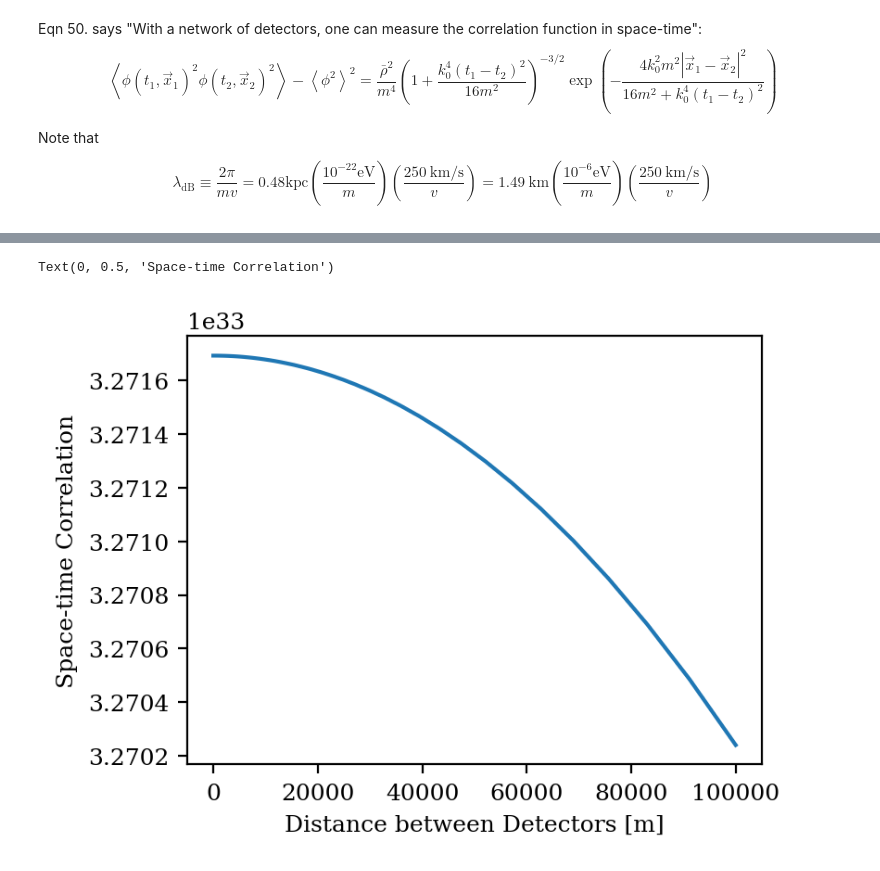
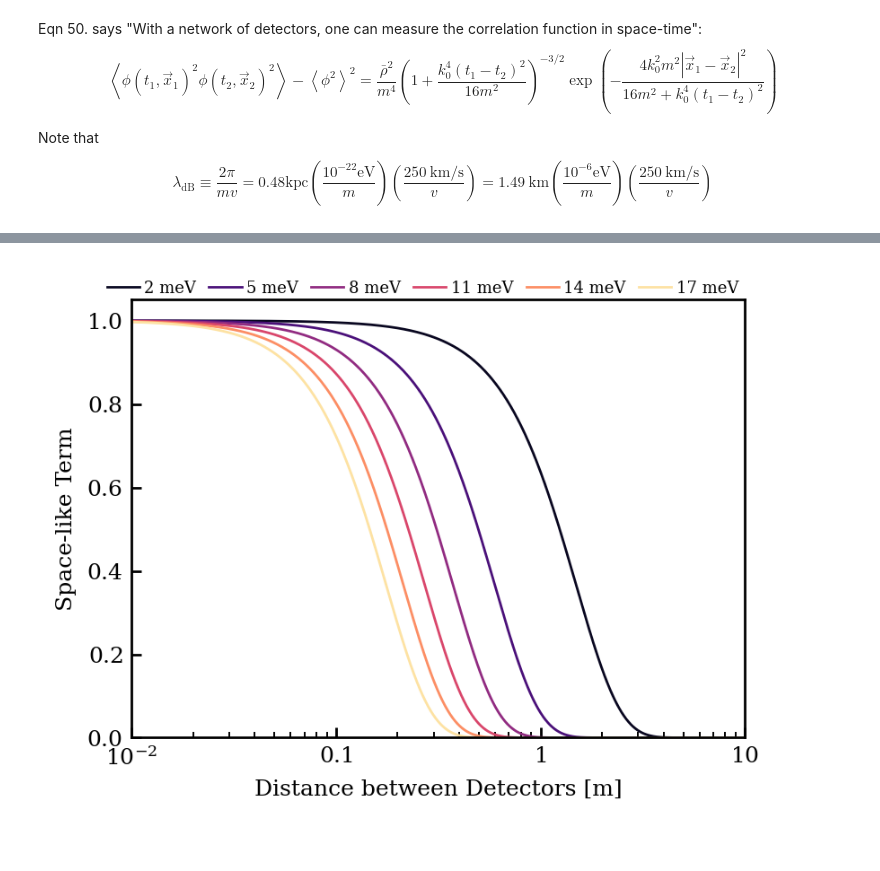
Before and after one commit to FaroutYLq/axioph, a Jupyter notebook: Network/space_time_correlation.ipynb, the cells around one changed output, grey strips where cells are left out. Saved outputs shown, nothing was run; the diff lists cells and outputs as text; code cells hidden in the pictures.

Commit message:
Fixed correlation calculation

```diff
--- a/Network/space_time_correlation.ipynb
+++ b/Network/space_time_correlation.ipynb
@@ -6,6 +6,8 @@ Apr 18, 2025
 # Plotting style
 import matplotlib.pyplot as plt
 import matplotlib as mpl
+# Apply the style
+plt.style.use('../xenonnt.mplstyle')
 
 mpl.rcParams["figure.dpi"] = 200
 mpl.rcParams["figure.figsize"] = [4, 3]
@@ -127,12 +108,24 @@ Text(0, 0.5, 'Relative Space-time Correlation')
-# %%
-dx_m_array = np.logspace(1, 5, 100)
-plt.plot(
-    dx_m_array,
-    space_time_corr(dt_s=1e-3, dx_m=dx_m_array, m_ev=1e-10)
-)
-
-plt.xlabel("Distance between Detectors [m]")
-plt.ylabel("Space-time Correlation")
-# %% [output]
-Text(0, 0.5, 'Space-time Correlation')
-[figure, removed]
+# %%
+dx_m = np.logspace(-2, 2, 10_000)
+
+m_eVs = [2e-3, 5e-3, 8e-3, 11e-3, 14e-3, 17e-3]
+
+# Set up the magma colormap scaled to your mass range
+cmap = plt.cm.magma
+norm = plt.Normalize(vmin=1e-3, vmax=18e-3)
+for m_ev in m_eVs:
+    color = cmap(norm(m_ev))
+
+    x_dB_m = 1.49 * 1e-3 / m_ev
+    space_like_term = compute_space_like_term(m_ev=m_ev, v_kmS=250, dx_m=dx_m, dt_s=0)
+    plt.plot(dx_m, space_like_term, color=color, label=f"{int(m_ev/1e-3)} meV")
+
+plt.xscale("log")
+plt.xlabel("Distance between Detectors [m]")
+plt.ylabel("Space-like Term")
+plt.legend(ncol=6, fontsize=6.5, loc="upper right", bbox_to_anchor=(1.0, 1.06))
+plt.ylim(0)
+plt.xlim(1e-2, 10)
+plt.show()
+# %% [output]
+[figure, added]
```
Also changed, not shown: parts of 9 cells of this notebook.
